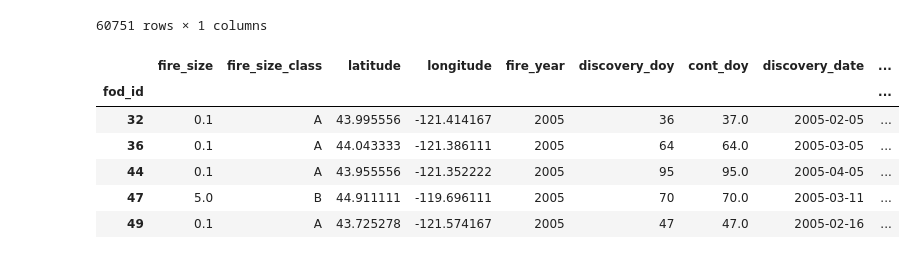
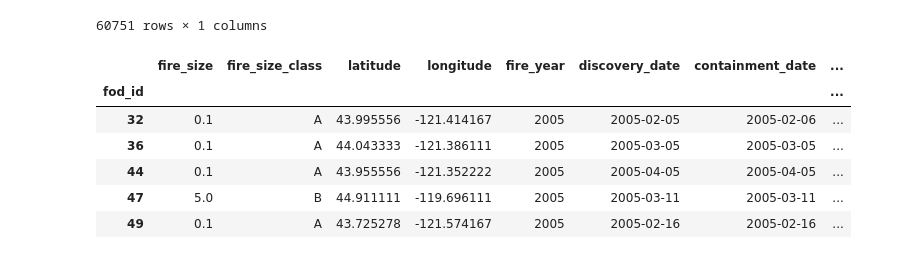
Before and after one commit to NinaQuik/OregonFires, a Jupyter notebook: FireDataExploration.ipynb, the cells around one changed output. Cells and saved outputs as stored; diff of their text form; code cells hidden in the pictures.

Commit message:
add start and end month fields

```diff
--- a/FireDataExploration.ipynb
+++ b/FireDataExploration.ipynb
@@ -256,3 +256,8 @@ oregon_fires_df["DURATION"].value_counts()
 207         1
 2557        1
 Name: DURATION, Length: 132, dtype: int64
+# %%
+# Extract the discovery_date_month and containment_date_month
+oregon_fires_df["discovery_month"] = oregon_fires_df["DISCOVER_DATE"].dt.strftime('%m').astype('int')
+oregon_fires_df["containment_month"] = oregon_fires_df["CONTAINMENT_DATE"].dt.strftime('%m').astype('int')
+oregon_fires_df
@@ -392,17 +413,17 @@ Fire_Names
 60751 rows × 1 columns
 # %%
 # Create a dataFrame of all the rest of the fire information in order to populate the Fires table
-Fires = oregon_fires_df[["fod_id", "fire_size", "fire_size_class", "latitude", "longitude", "fire_year", "discovery_doy", "cont_doy", "discovery_date", "containment_date", "duration", "county_code", "stat_cause_code"]]
+Fires = oregon_fires_df[["fod_id", "fire_size", "fire_size_class", "latitude", "longitude", "fire_year", "discovery_date", "containment_date", "discovery_month", "containment_month", "duration", "county_code", "stat_cause_code"]]
 Fires.set_index("fod_id", inplace=True)
 Fires.head()
 # %% [output]
-|  | fire_size | fire_size_class | latitude | longitude | fire_year | discovery_doy | cont_doy | discovery_date | ... |
-| fod_id |  |  |  |  |  |  |  |  | ... |
-| 32 | 0.1 | A | 43.995556 | -121.414167 | 2005 | 36 | 37.0 | 2005-02-05 | ... |
-| 36 | 0.1 | A | 44.043333 | -121.386111 | 2005 | 64 | 64.0 | 2005-03-05 | ... |
-| 44 | 0.1 | A | 43.955556 | -121.352222 | 2005 | 95 | 95.0 | 2005-04-05 | ... |
-| 47 | 5.0 | B | 44.911111 | -119.696111 | 2005 | 70 | 70.0 | 2005-03-11 | ... |
-| 49 | 0.1 | A | 43.725278 | -121.574167 | 2005 | 47 | 47.0 | 2005-02-16 | ... |
+|  | fire_size | fire_size_class | latitude | longitude | fire_year | discovery_date | containment_date | ... |
+| fod_id |  |  |  |  |  |  |  | ... |
+| 32 | 0.1 | A | 43.995556 | -121.414167 | 2005 | 2005-02-05 | 2005-02-06 | ... |
+| 36 | 0.1 | A | 44.043333 | -121.386111 | 2005 | 2005-03-05 | 2005-03-05 | ... |
+| 44 | 0.1 | A | 43.955556 | -121.352222 | 2005 | 2005-04-05 | 2005-04-05 | ... |
+| 47 | 5.0 | B | 44.911111 | -119.696111 | 2005 | 2005-03-11 | 2005-03-11 | ... |
+| 49 | 0.1 | A | 43.725278 | -121.574167 | 2005 | 2005-02-16 | 2005-02-16 | ... |
 # %%
 # Connect to the RDS postgres db and add the dataframes to postgres
 db_string = f"postgresql://postgres:{db_password}@fires.crlyg1rjxxj2.us-west-2.rds.amazonaws.com:5432/postgres"
```
Also changed, not shown: parts of 3 cells of this notebook.
